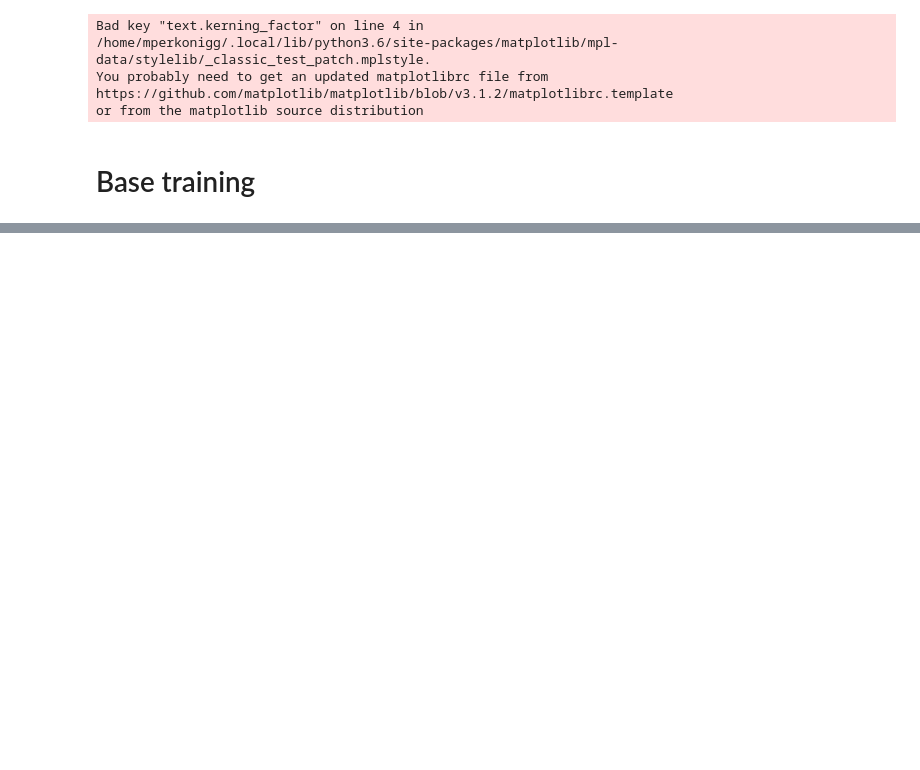
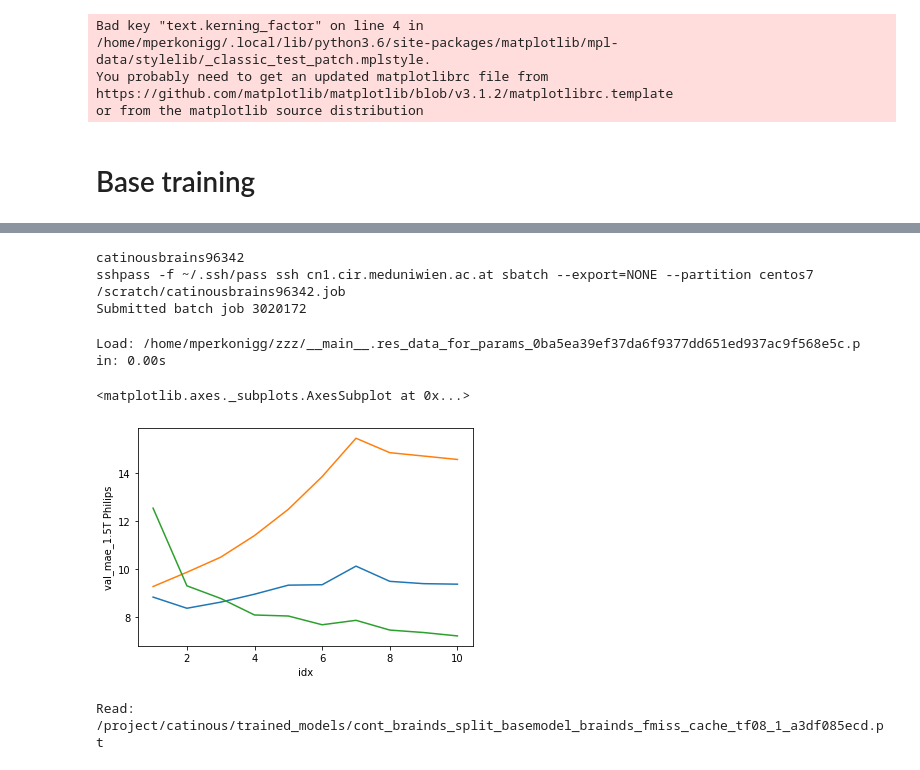
Before and after one commit to cirmuw/dynamicmemory, a Jupyter notebook: M_BrainAge_Training.ipynb, the cells around one changed output, grey strips where cells are left out. Drawn from its saved outputs; the diff is of its cells as text; code cells hidden in the pictures; blank space fills up the shorter version.

```diff
--- a/M_BrainAge_Training.ipynb
+++ b/M_BrainAge_Training.ipynb
@@ -126,0 +151,78 @@ device = torch.device('cuda')
+# %%
+schedule = True
+
+sparams = {
+    'binary': '/home/cir/mperkonigg/env/catinous/bin/python',
+    'cwd': '/home/cir/mperkonigg/catinous/catinous',
+    'gpu': 1,
+    'partition': 'centos7',
+    'memory': 100000,
+    'jobname': 'catinousbrains',
+    'outputpath': '/home/cir/mperkonigg/slurmoutput/',
+    'mailuser': 'matthias.perkonigg@meduniwien.ac.at',
+    'minutes': '240'}
+
+hparams={'continous': True,
+         'use_cache':False,
+         'random_cache': False,
+         'datasetfile': '/project/catinous/brainds_split.csv',
+        'base_model': 'batch_brainds_split_base_train_1_887f3c1b44.pt',
+        'val_check_interval': 40,
+        'run_postfix': 2,
+         'batch_size': 4,
+        'cachemaximum': 32,
+        'force_misclassified':True,
+        'learning_rate': 0.000005}
+
+if schedule:
+    slurm.srun(braincatsmodel.trained_model, [hparams], params=sparams, remote=True)
+else:
+    model, logs, df_cache, basemodel_lr = braincatsmodel.trained_model(hparams)
+# %% [output]
+catinousbrains96342
+sshpass -f ~/.ssh/pass ssh cn1.cir.meduniwien.ac.at sbatch --export=NONE --partition centos7 /scratch/catinousbrains96342.job
+Submitted batch job 3020172
+# %%
+def res_data_for_params(hparams):
+    df = pd.DataFrame()
+    base_params = []
+    for i in range(5):
+        base_params.append(hparams.copy())
+        base_params[-1]['run_postfix'] = i+1
+        if not braincatsmodel.is_cached(base_params[-1]):
+            print('not cached')
+            #slurm.srun(catsmodel.trained_model, [base_params[-1]], params=sparams, remote=True)
+        else:
+            _, df_temp, _, _ = braincatsmodel.trained_model(base_params[-1])
+            df_temp = df_temp.loc[df_temp['val_mae_1.5T Philips']==df_temp['val_mae_1.5T Philips']]
+            df_temp['idx'] = range(1,len(df_temp)+1)
+            df = df.append(df_temp)
+    return df
+# %%
+hparams={'continous': True,
+         'use_cache':True,
+         'random_cache': True,
+         'datasetfile': '/project/catinous/brainds_split.csv',
+        'base_model': 'batch_brainds_split_base_train_1_887f3c1b44.pt',
+        'val_check_interval': 40,
+        'run_postfix': 2,
+         'batch_size': 4,
+        'cachemaximum': 32,
+        'force_misclassified':True,
+        'learning_rate': 0.000001}
+
+
+res = cache.cache(res_data_for_params,hparams)
+# %% [output]
+Load: /home/mperkonigg/zzz/__main__.res_data_for_params_0ba5ea39ef37da6f9377dd651ed937ac9f568e5c.p in: 0.00s
+# %%
+sns.lineplot(data=res, y='val_mae_1.5T Philips', x='idx', err_style=None)
+sns.lineplot(data=res, y='val_mae_3.0T Philips', x='idx', err_style=None)
+sns.lineplot(data=res, y='val_mae_3.0T', x='idx', err_style=None)
+# %% [output]
+<matplotlib.axes._subplots.AxesSubplot at 0x...>
+[figure, added]
+# %%
+model, logs, df_cache, basemodel_lr = braincatsmodel.trained_model(hparams)
+# %% [output]
+Read: /project/catinous/trained_models/cont_brainds_split_basemodel_brainds_fmiss_cache_tf08_1_a3df085ecd.pt
```
Also changed, not shown: parts of 16 cells of this notebook, 17 other files.
